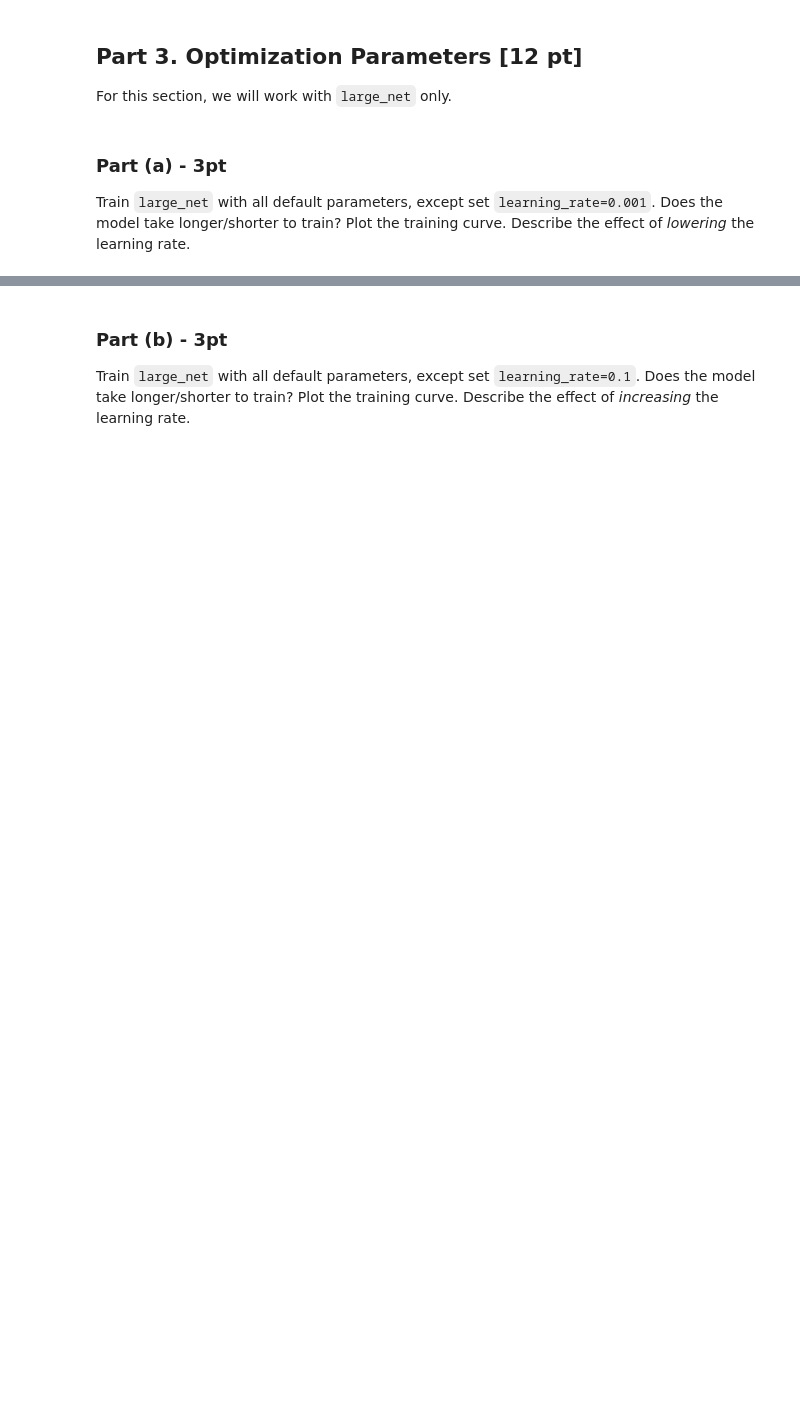
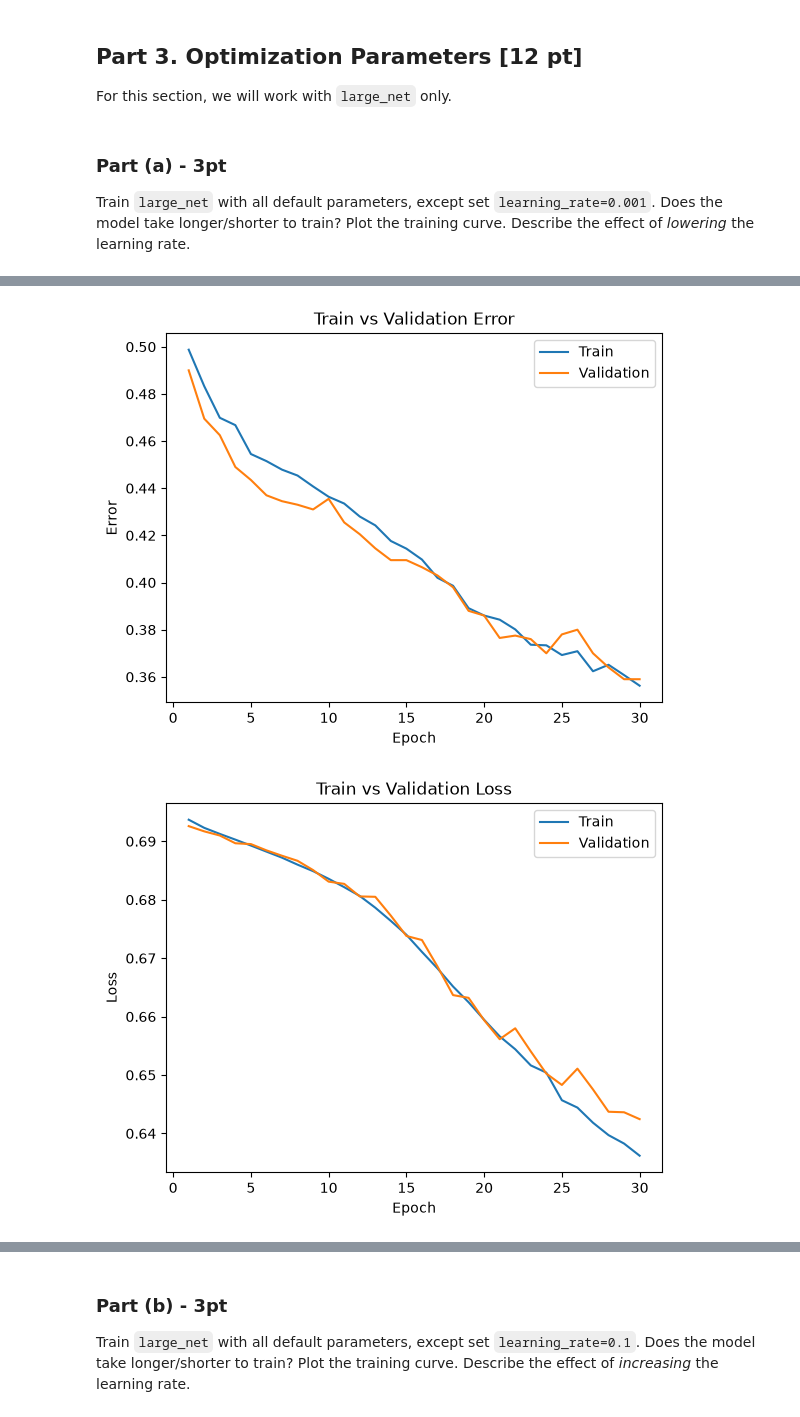
Before and after one commit to Samantha-Hossain/APS360, a Jupyter notebook: Lab 2/Lab2.ipynb, the cells around one changed output, grey strips where cells are left out. Drawn from its saved outputs; the diff is of its cells as text; code cells hidden in the pictures; blank space fills up the shorter version.

```diff
--- a/Lab 2/Lab2.ipynb
+++ b/Lab 2/Lab2.ipynb
@@ -495,3 +604,6 @@ Plot the training curve. Describe the effect of *lowering* the learning rate.
 # with *random weights*. If we omit this code, the values of
 # the weights will still be the previously trained values.
 large_net = LargeNet()
+train_net(large_net, batch_size=64, learning_rate=0.001, num_epochs=30)
+plot_training_curve(get_model_name("large", batch_size=64, learning_rate=0.001, epoch=29))
+# %% [output]
@@ -497,0 +627,2 @@ large_net = LargeNet()
+[figure, added]
+[figure, added]
```
Also changed, not shown: parts of 28 cells of this notebook, 1 other file.
